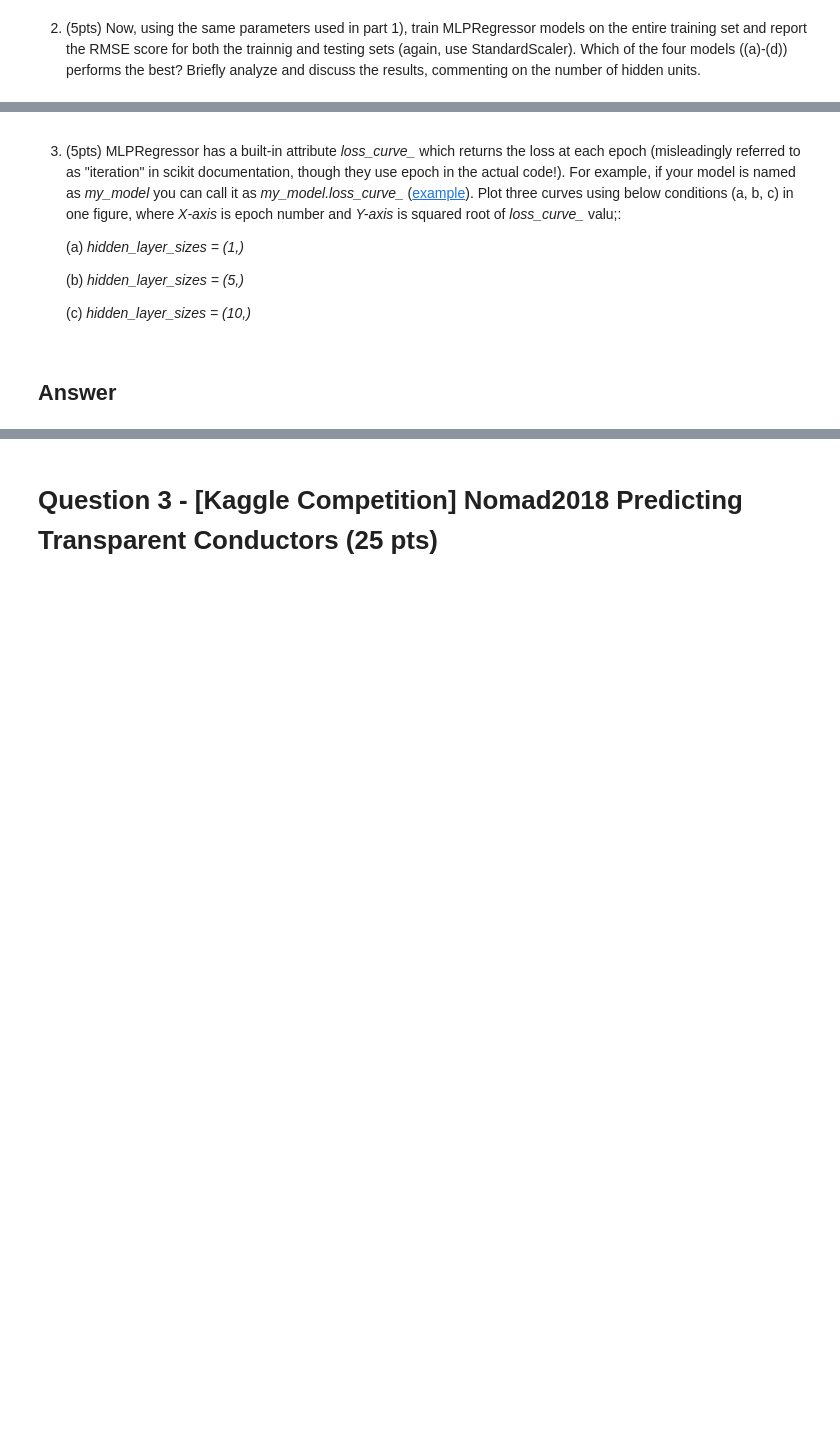
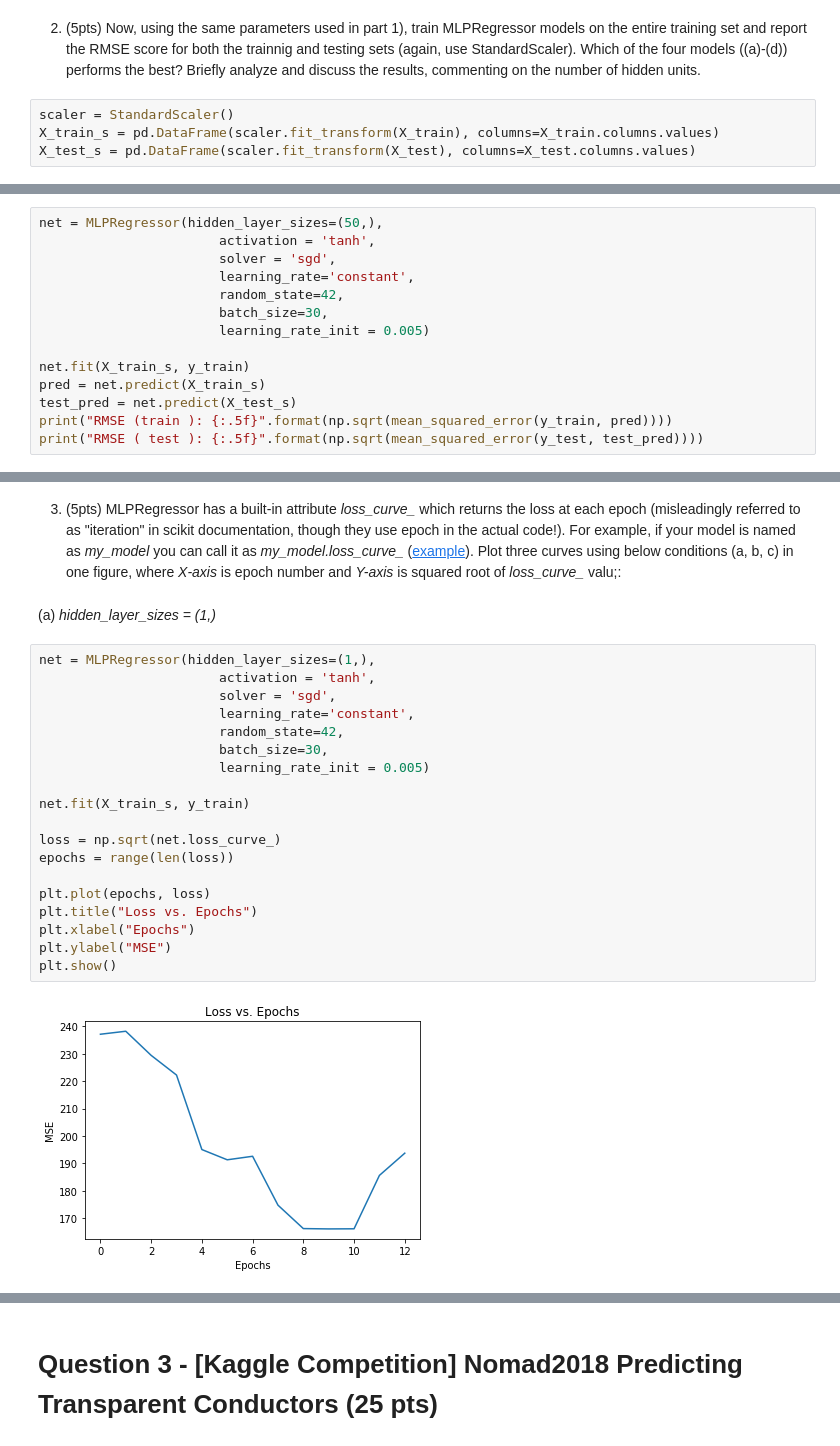
Before and after one commit to jsigee87/data_science_principles, a Jupyter notebook: hw3/HW3.ipynb, the cells around one changed output, grey strips where cells are left out. Cells and saved outputs as stored; diff of their text form; blank space fills up the shorter version.

```diff
--- a/hw3/HW3.ipynb
+++ b/hw3/HW3.ipynb
@@ -608,2 +652,6 @@ KeyError: '[ 36240  36241  36242 ... 181197 181198 181199] not in index'
 # %% [markdown]
 2) (5pts) Now, using the same parameters used in part 1), train MLPRegressor models on the entire training set and report the RMSE score for both the trainnig and testing sets (again, use StandardScaler). Which of the four models ((a)-(d)) performs the best? Briefly analyze and discuss the results, commenting on the number of hidden units.
+# %%
+scaler = StandardScaler()
+X_train_s = pd.DataFrame(scaler.fit_transform(X_train), columns=X_train.columns.values)
+X_test_s = pd.DataFrame(scaler.fit_transform(X_test), columns=X_test.columns.values)
@@ -609,0 +709,14 @@ KeyError: '[ 36240  36241  36242 ... 181197 181198 181199] not in index'
+# %%
+net = MLPRegressor(hidden_layer_sizes=(50,),
+                       activation = 'tanh',
+                       solver = 'sgd',
+                       learning_rate='constant',
+                       random_state=42,
+                       batch_size=30,
+                       learning_rate_init = 0.005)
+
+net.fit(X_train_s, y_train)
+pred = net.predict(X_train_s)
+test_pred = net.predict(X_test_s)
+print("RMSE (train ): {:.5f}".format(np.sqrt(mean_squared_error(y_train, pred))))
+print("RMSE ( test ): {:.5f}".format(np.sqrt(mean_squared_error(y_test, test_pred))))
@@ -610,10 +734,25 @@ KeyError: '[ 36240  36241  36242 ... 181197 181198 181199] not in index'
 # %% [markdown]
 3) (5pts) MLPRegressor has a built-in attribute *loss\_curve\_* which returns the loss at each epoch (misleadingly referred to as "iteration" in scikit documentation, though they use epoch in the actual code!). For example, if your model is named as *my_model* you can call it as *my\_model.loss\_curve\_* ([example](http://scikit-learn.org/stable/auto_examples/neural_networks/plot_mlp_training_curves.html#sphx-glr-auto-examples-neural-networks-plot-mlp-training-curves-py)). Plot three curves using below conditions (a, b, c) in one figure, where *X-axis* is epoch  number and *Y-axis* is squared root of *loss\_curve\_* valu;:
-
-   (a) *hidden_layer_sizes = (1,)*
-
-   (b) *hidden_layer_sizes = (5,)*
-
-   (c) *hidden_layer_sizes = (10,)*
-# %% [markdown]
-## Answer
+# %% [markdown]
+   (a) *hidden_layer_sizes = (1,)*
+# %%
+net = MLPRegressor(hidden_layer_sizes=(1,),
+                       activation = 'tanh',
+                       solver = 'sgd',
+                       learning_rate='constant',
+                       random_state=42,
+                       batch_size=30,
+                       learning_rate_init = 0.005)
+
+net.fit(X_train_s, y_train)
+
+loss = np.sqrt(net.loss_curve_)
+epochs = range(len(loss))
+
+plt.plot(epochs, loss)
+plt.title("Loss vs. Epochs")
+plt.xlabel("Epochs")
+plt.ylabel("MSE")
+plt.show()
+# %% [output]
+[figure, added]
```
Also changed, not shown: parts of 20 cells of this notebook.
